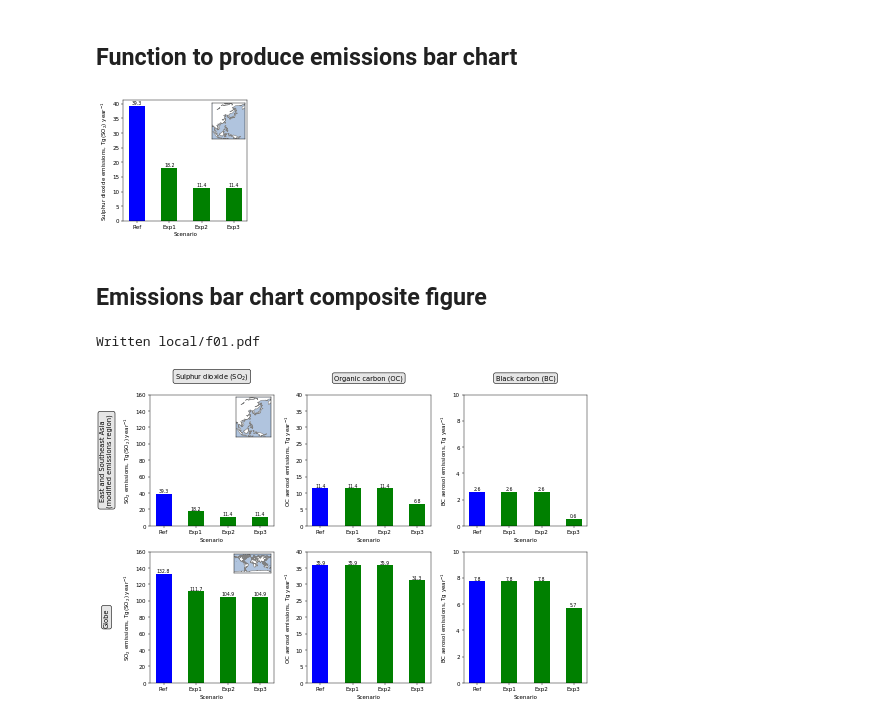
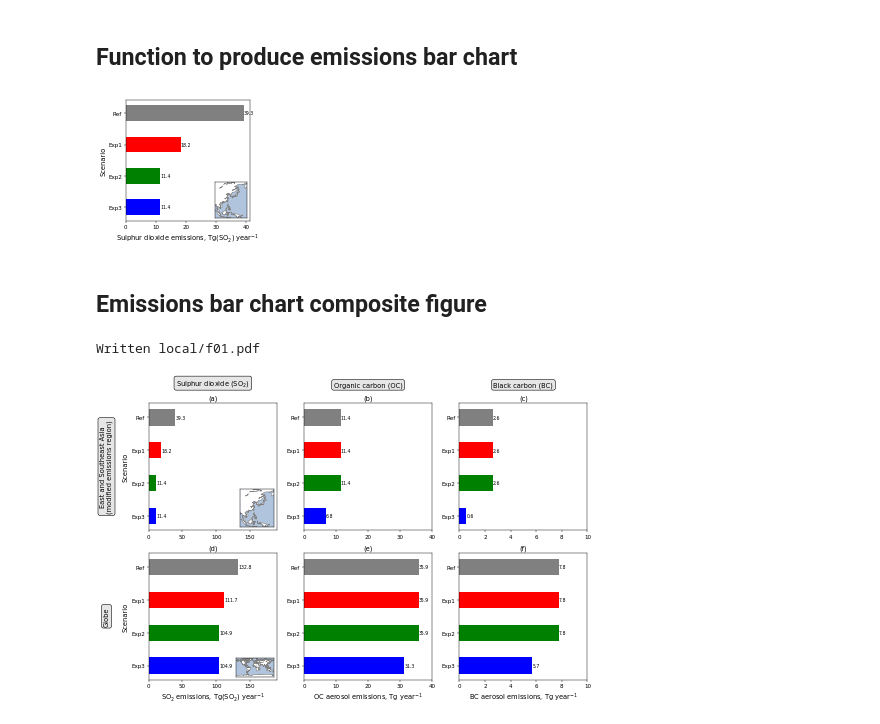
Before and after one commit to grandey/p17d-sulphur-eas-eqm, a Jupyter notebook: analysis_draft2018a/figures_draft2018a.ipynb, the cells around one changed output. Cells and saved outputs as stored; diff of their text form; code cells hidden in the pictures.

Commit message:
Rotating emissions bars; writing zonal_mean_line_plot()

```diff
--- a/analysis_draft2018a/figures_draft2018a.ipynb
+++ b/analysis_draft2018a/figures_draft2018a.ipynb
@@ -79,8 +79,10 @@ lat0 = (lat[0] - (lat[1]-lat[0])/2.0).values
 ## Function to produce emissions bar chart
 # %%
 def emissions_bars(species='so2tot',
-                   ylabel=r'Sulphur dioxide emissions, Tg(SO$_2$) year$^{-1}$',
-                   ylim=None,
+                   title=None,
+                   xlabel=r'Sulphur dioxide emissions, Tg(SO$_2$) year$^{-1}$',
+                   xlim=None,
+                   ylabel=True,
                    region='ESEAs',
                    map_inset=True,
                    ax=None):
@@ -108,47 +110,53 @@ def emissions_bars(species='so2tot',
                                              lat_bounds=lat_bounds).values / 1e12
         # Append to data_df
         data_df = data_df.append({'scenario': scenario,
                                   'scenario_name': scenario_name_dict[scenario],
                                   'regional_total': data},
                                   ignore_index=True)
     # Plot bars
-    ax.bar(data_df.index, data_df['regional_total'], width=0.5,
-           color=['b', 'g', 'g', 'g'])
+    ax.barh(data_df.index, data_df['regional_total'], height=0.5,
+            color=['0.5', 'r', 'g', 'b'])
     # Axes
-    ax.set_xticks(data_df.index)
-    ax.set_xticklabels(data_df['scenario_name'])
-    ax.set_xlabel('Scenario')
-    ax.set_ylabel(ylabel)
-    if ylim:
-        ax.set_ylim(ylim)
+    ax.set_yticks(data_df.index)
+    ax.set_yticklabels(data_df['scenario_name'])
+    plt.gca().invert_yaxis()
+    if ylabel:
+        ax.set_ylabel('Scenario', fontsize='large')
+    if xlabel:
+        ax.set_xlabel(xlabel, fontsize='large')
+    if xlim:
+        ax.set_xlim(xlim)
     # Annotate with values
     for i in data_df.index:
         text = '{:.1f}'.format(data_df.loc[i, 'regional_total'])
-        ax.text(i, data_df.loc[i, 'regional_total'],
-                text, verticalalignment='bottom',
-                horizontalalignment='center', fontsize='small')
+        ax.text(data_df.loc[i, 'regional_total'], i,
+                text, verticalalignment='center',
+                horizontalalignment='left', fontsize='small')
+    # Title
+    if title:
+        ax.set_title(title)
     # Insert map
     if map_inset:
-        ax2 = inset_axes(ax, width='30%', height='30%', loc=1,)
+        ax2 = inset_axes(ax, width='30%', height='30%', loc=4)
         ax2.set_facecolor('lightsteelblue')
-        anchor = 'NE'
+        anchor = 'SE'
         if region == 'Globe':
             lon_bounds = [lon0, lon0+360.]
             lat_bounds = [-90.0, 90.0]
         else:
             lon_bounds, lat_bounds = region_bounds_dict[region]
         bm = Basemap(llcrnrlat=lat_bounds[0], urcrnrlat=lat_bounds[1],
                      llcrnrlon=lon_bounds[0], urcrnrlon=lon_bounds[1],
                      anchor=anchor)
         bm.drawcoastlines(color='0.5')
         bm.fillcontinents(color='white')
     return ax
 
 # Examples
 if True:
     emissions_bars()
 # %% [output]
-[figure, old version]
+[figure, new version]
 # %% [markdown]
 ## Emissions bar chart composite figure
 # %%
@@ -157,32 +165,38 @@ fig = plt.figure(figsize=(12, 8))
 gs = gridspec.GridSpec(2, 3)
 # Sulphur dioxide bar charts
 species = 'so2tot'
-ylabel = r'SO$_2$ emissions, Tg(SO$_2$) year$^{-1}$'
-ylim = [0, 160]
-ax1 = emissions_bars(species=species, ylabel=ylabel, ylim=ylim,
+xlabel = r'SO$_2$ emissions, Tg(SO$_2$) year$^{-1}$'
+xlim = [0, 190]
+ax1 = emissions_bars(species=species, title='(a)',
+                     xlabel=None, xlim=xlim, ylabel=True,
                      region='ESEAs', map_inset=True,
                      ax=plt.subplot(gs[0, 0]))
-ax2 = emissions_bars(species=species, ylabel=ylabel, ylim=ylim,
+ax2 = emissions_bars(species=species, title='(d)',
+                     xlabel=xlabel, xlim=xlim, ylabel=True,
                      region='Globe', map_inset=True,
                      ax=plt.subplot(gs[1, 0]))
 # Organic carbon bar charts
 species = 'oc'
-ylabel = r'OC aerosol emissions, Tg year$^{-1}$'
-ylim = [0, 40]
-ax3 = emissions_bars(species=species, ylabel=ylabel, ylim=ylim,
+xlabel = r'OC aerosol emissions, Tg year$^{-1}$'
+xlim = [0, 40]
+ax3 = emissions_bars(species=species, title='(b)',
+                     xlabel=None, xlim=xlim, ylabel=False,
                      region='ESEAs', map_inset=False,
                      ax=plt.subplot(gs[0, 1]))
-ax4 = emissions_bars(species=species, ylabel=ylabel, ylim=ylim,
+ax4 = emissions_bars(species=species, title='(e)',
+                     xlabel=xlabel, xlim=xlim, ylabel=False,
                      region='Globe', map_inset=False,
                      ax=plt.subplot(gs[1, 1]))
 # Black carbon bar charts
 species = 'bc'
-ylabel = r'BC aerosol emissions, Tg year$^{-1}$'
-ylim = [0, 10]
-ax5 = emissions_bars(species=species, ylabel=ylabel, ylim=ylim,
+xlabel = r'BC aerosol emissions, Tg year$^{-1}$'
+xlim = [0, 10]
+ax5 = emissions_bars(species=species, title='(c)',
+                     xlabel=None, xlim=xlim, ylabel=False,
                      region='ESEAs', map_inset=False,
                      ax=plt.subplot(gs[0, 2]))
-ax6 = emissions_bars(species=species, ylabel=ylabel, ylim=ylim,
+ax6 = emissions_bars(species=species, title='(f)',
+                     xlabel=xlabel, xlim=xlim, ylabel=False,
                      region='Globe', map_inset=False,
                      ax=plt.subplot(gs[1, 2]))
 # Column titles
@@ -190,7 +204,7 @@ for ax, title in zip([ax1, ax3, ax5],
                      [r'Sulphur dioxide (SO$_2$)',
                       r'Organic carbon (OC)',
                       r'Black carbon (BC)']):
-    ax.text(0.5, 1.1, title,
+    ax.text(0.5, 1.12, title,
             transform=ax.transAxes, fontsize='large',
             verticalalignment='bottom', horizontalalignment='center',
             bbox={'boxstyle': 'round, pad=0.3', 'fc': '0.9', 'ec': 'k'})
@@ -198,7 +212,7 @@ for ax, title in zip([ax1, ax3, ax5],
 for ax, title in zip([ax1, ax2],
                      ['East and Southeast Asia\n(modified emissions region)',
                       'Globe']):
-    ax.text(-0.35, 0.5, title,
+    ax.text(-0.33, 0.5, title,
             transform=ax.transAxes, fontsize='large', rotation=90,
             verticalalignment='center', horizontalalignment='center',
             bbox={'boxstyle': 'round, pad=0.3', 'fc': '0.9', 'ec': 'k'})
@@ -211,4 +225,4 @@ print('Written {}'.format(ofilename))
 figure_counter += 1
 # %% [output]
 Written local/f01.pdf
-[figure, old version]
+[figure, new version]
```
Also changed, not shown: parts of 3 cells of this notebook.
